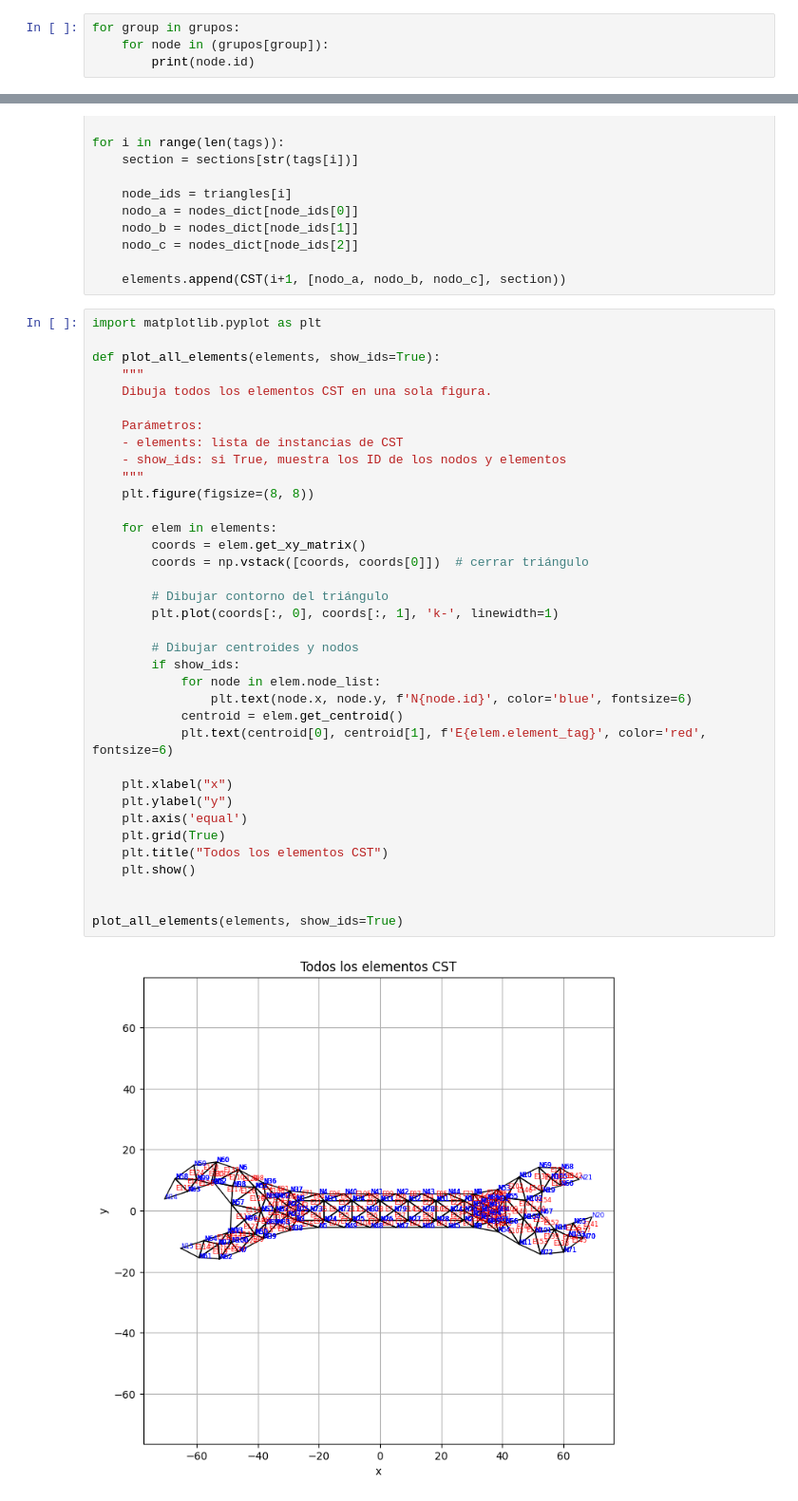
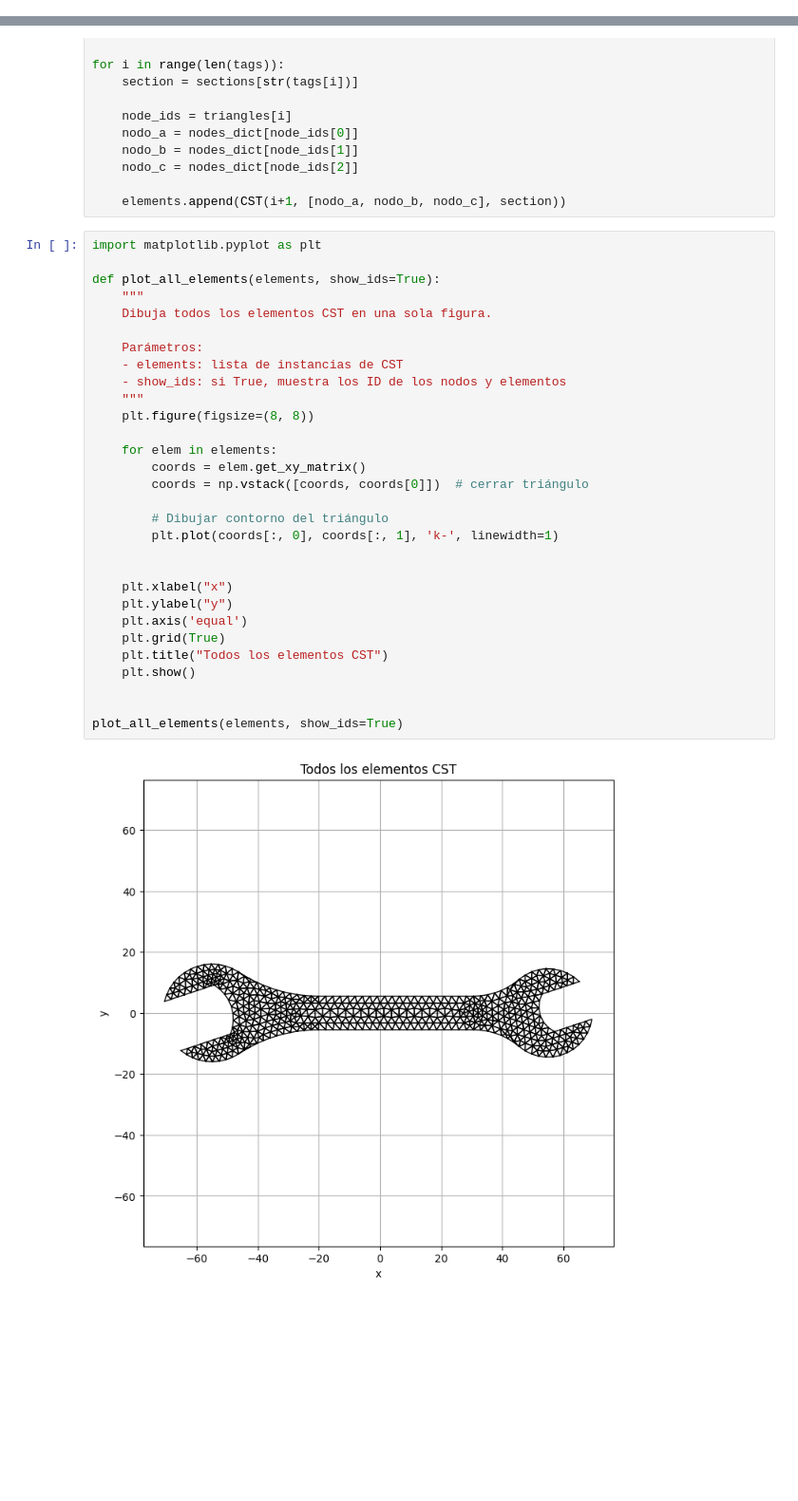
Before and after one commit to LukasWolff2002/TAREA_2_FINITE, a Jupyter notebook: ENTREGA_6/codigo.ipynb, the cells around one changed output, grey strips where cells are left out. Shown at 95% size. Drawn from its saved outputs; the diff is of its cells as text; blank space fills up the shorter version.

```diff
--- a/ENTREGA_6/codigo.ipynb
+++ b/ENTREGA_6/codigo.ipynb
@@ -134,7 +134,3 @@ rho = 7850
 
 for group in thicknes:
     sections[group] = Section(thicknes[group], E, nu)
-# %%
-for group in grupos:
-    for node in (grupos[group]):
-        print(node.id)
@@ -181,37 +159,31 @@ for i in range(len(tags)):
 import matplotlib.pyplot as plt
 
 def plot_all_elements(elements, show_ids=True):
     """
     Dibuja todos los elementos CST en una sola figura.
 
     Parámetros:
     - elements: lista de instancias de CST
     - show_ids: si True, muestra los ID de los nodos y elementos
     """
     plt.figure(figsize=(8, 8))
 
     for elem in elements:
         coords = elem.get_xy_matrix()
         coords = np.vstack([coords, coords[0]])  # cerrar triángulo
 
         # Dibujar contorno del triángulo
         plt.plot(coords[:, 0], coords[:, 1], 'k-', linewidth=1)
 
-        # Dibujar centroides y nodos
-        if show_ids:
-            for node in elem.node_list:
-                plt.text(node.x, node.y, f'N{node.id}', color='blue', fontsize=6)
-            centroid = elem.get_centroid()
-            plt.text(centroid[0], centroid[1], f'E{elem.element_tag}', color='red', fontsize=6)
 
     plt.xlabel("x")
     plt.ylabel("y")
     plt.axis('equal')
     plt.grid(True)
     plt.title("Todos los elementos CST")
     plt.show()
 
 
 plot_all_elements(elements, show_ids=True)
 # %% [output]
-[figure, old version]
+[figure, new version]
```
Also changed, not shown: parts of 4 cells of this notebook, 2 other files.
